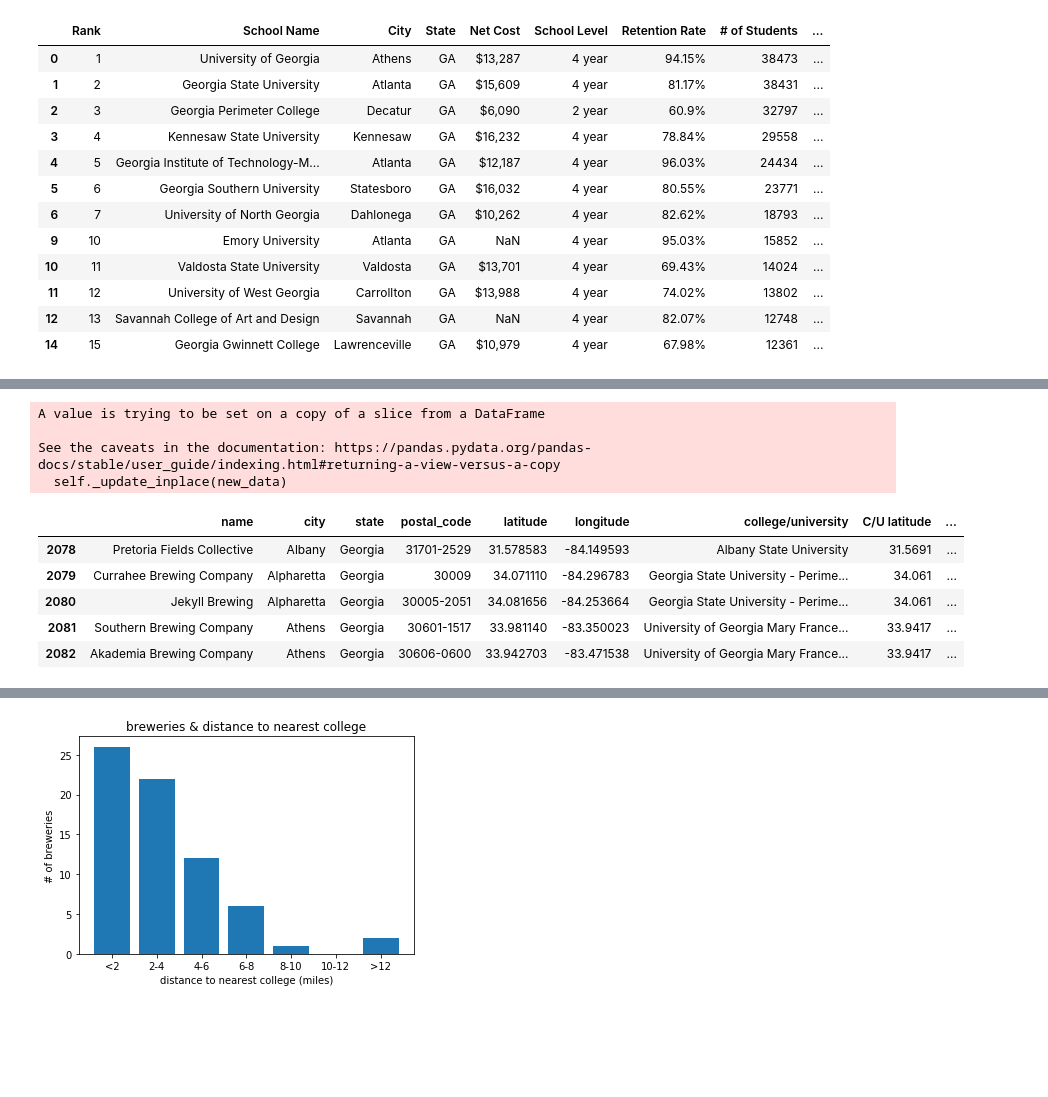
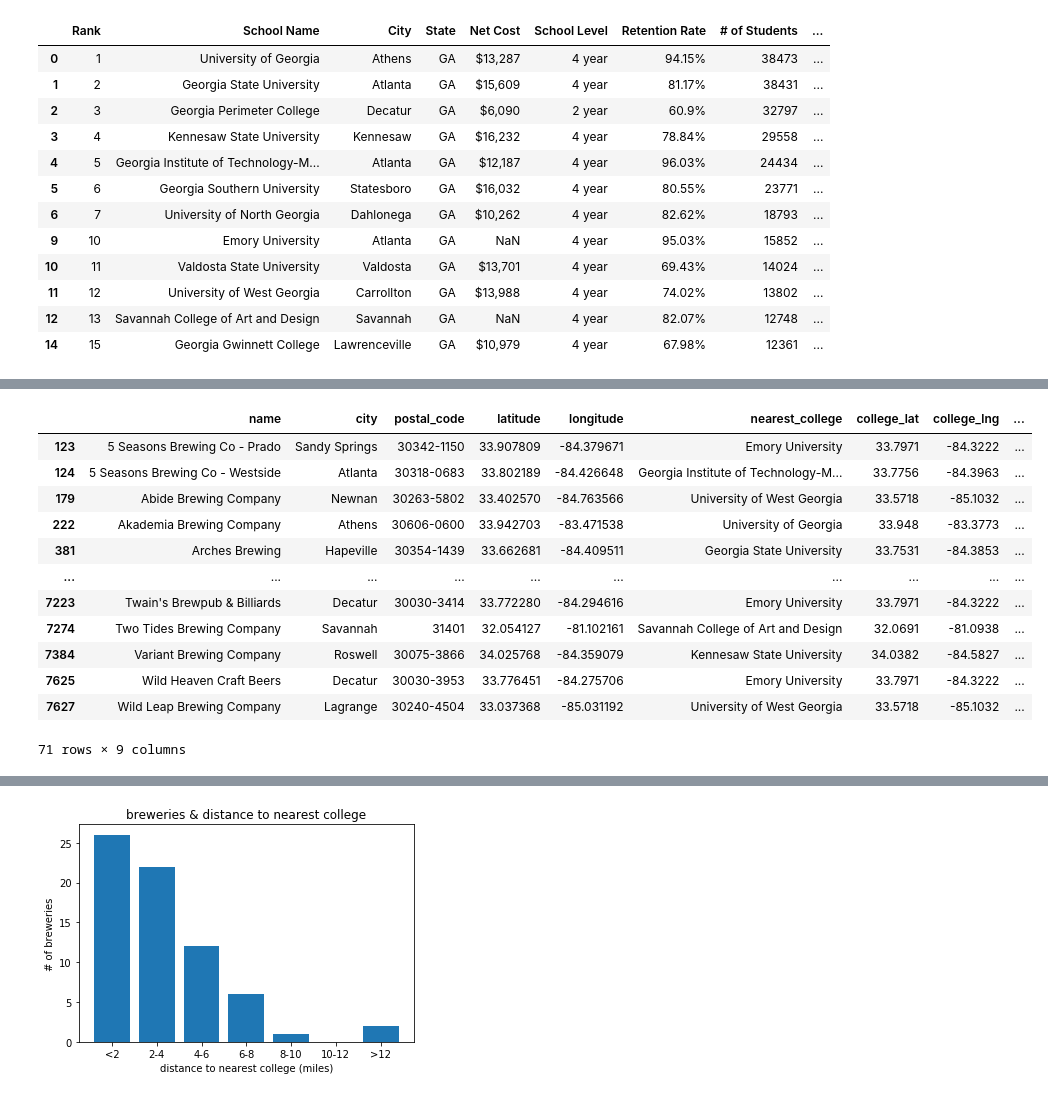
Before and after one commit to mariajdong/georgia-breweries, a Jupyter notebook: main_notebook.ipynb, the cells around one changed output, grey strips where cells are left out. Saved outputs shown, nothing was run; the diff lists cells and outputs as text; code cells hidden in the pictures; blank space fills up the shorter version.

```diff
--- a/main_notebook.ipynb
+++ b/main_notebook.ipynb
@@ -353,23 +351,56 @@ college_df
-# %%
-#create new dataframe before dropping duplicate names
-college_df2 = college_df.drop_duplicates (subset = ["latitude","longitude"],
-                                          keep = 'last')
-
-#drop rows w/o colleges
-college_df2['college/university'].replace('', np.nan, inplace=True)
-college_df2 = college_df2.dropna (how = 'any')
-
-#total rows left = 70
-college_df2.head()
-# %% [output]
-A value is trying to be set on a copy of a slice from a DataFrame
-
-See the caveats in the documentation: https://pandas.pydata.org/pandas-docs/stable/user_guide/indexing.html#returning-a-view-versus-a-copy
-  self._update_inplace(new_data)
-|  | name | city | state | postal_code | latitude | longitude | college/university | C/U latitude | ... |
-| 2078 | Pretoria Fields Collective | Albany | Georgia | 31701-2529 | 31.578583 | -84.149593 | Albany State University | 31.5691 | ... |
-| 2079 | Currahee Brewing Company | Alpharetta | Georgia | 30009 | 34.071110 | -84.296783 | Georgia State University - Perime... | 34.061 | ... |
-| 2080 | Jekyll Brewing | Alpharetta | Georgia | 30005-2051 | 34.081656 | -84.253664 | Georgia State University - Perime... | 34.061 | ... |
-| 2081 | Southern Brewing Company | Athens | Georgia | 30601-1517 | 33.981140 | -83.350023 | University of Georgia Mary France... | 33.9417 | ... |
-| 2082 | Akademia Brewing Company | Athens | Georgia | 30606-0600 | 33.942703 | -83.471538 | University of Georgia Mary France... | 33.9417 | ... |
+# %%
+#analysis 3: relation b/w microbreweries & colleges/univerisities
+
+#isolate relevant columns to a new dataframe
+combined_df = ga_microbrews_df.loc[:, ['name', 'city', 'postal_code', 'latitude', 'longitude']]
+
+#add columns for nearest college data & distance
+combined_df['nearest_college'] = ''
+combined_df['college_lat'] = ''
+combined_df['college_lng'] = ''
+combined_df['distance (mi)'] = ''
+
+#!pip install geopy
+
+#import geopy distance to calculate distance b/w two sets of coordinates: each microbrewery/pub & nearest university
+from geopy import distance
+
+#loop through dataframe, determine nearest college
+for index, row in combined_df.iterrows():
+
+    distances = []
+
+    #pull coordinates, calculate distance
+    brew_coord = (row['latitude'], row['longitude'])
+
+    for index2, row2 in clean_college_df.iterrows():
+        college_coord = (row2['lat'], row2['lng'])
+        college_dist = distance.distance (brew_coord, college_coord).miles
+
+        distances.append (college_dist)
+
+    list_index = distances.index(min(distances))
+    min_dist = min(distances)
+
+    #populate dataframe
+    combined_df.loc[index, 'nearest_college'] = clean_college_df['School Name'][list_index]
+    combined_df.loc[index, 'college_lat'] = clean_college_df['lat'][list_index]
+    combined_df.loc[index, 'college_lng'] = clean_college_df['lng'][list_index]
+    combined_df.loc[index, 'distance (mi)'] = min_dist
+
+combined_df
+# %% [output]
+|  | name | city | postal_code | latitude | longitude | nearest_college | college_lat | college_lng | ... |
+| 123 | 5 Seasons Brewing Co - Prado | Sandy Springs | 30342-1150 | 33.907809 | -84.379671 | Emory University | 33.7971 | -84.3222 | ... |
+| 124 | 5 Seasons Brewing Co - Westside | Atlanta | 30318-0683 | 33.802189 | -84.426648 | Georgia Institute of Technology-M... | 33.7756 | -84.3963 | ... |
+| 179 | Abide Brewing Company | Newnan | 30263-5802 | 33.402570 | -84.763566 | University of West Georgia | 33.5718 | -85.1032 | ... |
+| 222 | Akademia Brewing Company | Athens | 30606-0600 | 33.942703 | -83.471538 | University of Georgia | 33.948 | -83.3773 | ... |
+| 381 | Arches Brewing | Hapeville | 30354-1439 | 33.662681 | -84.409511 | Georgia State University | 33.7531 | -84.3853 | ... |
+| ... | ... | ... | ... | ... | ... | ... | ... | ... | ... |
+| 7223 | Twain's Brewpub & Billiards | Decatur | 30030-3414 | 33.772280 | -84.294616 | Emory University | 33.7971 | -84.3222 | ... |
+| 7274 | Two Tides Brewing Company | Savannah | 31401 | 32.054127 | -81.102161 | Savannah College of Art and Design | 32.0691 | -81.0938 | ... |
+| 7384 | Variant Brewing Company | Roswell | 30075-3866 | 34.025768 | -84.359079 | Kennesaw State University | 34.0382 | -84.5827 | ... |
+| 7625 | Wild Heaven Craft Beers | Decatur | 30030-3953 | 33.776451 | -84.275706 | Emory University | 33.7971 | -84.3222 | ... |
+| 7627 | Wild Leap Brewing Company | Lagrange | 30240-4504 | 33.037368 | -85.031192 | University of West Georgia | 33.5718 | -85.1032 | ... |
+71 rows × 9 columns
 # %%
```
Also changed, not shown: parts of 8 cells of this notebook.
